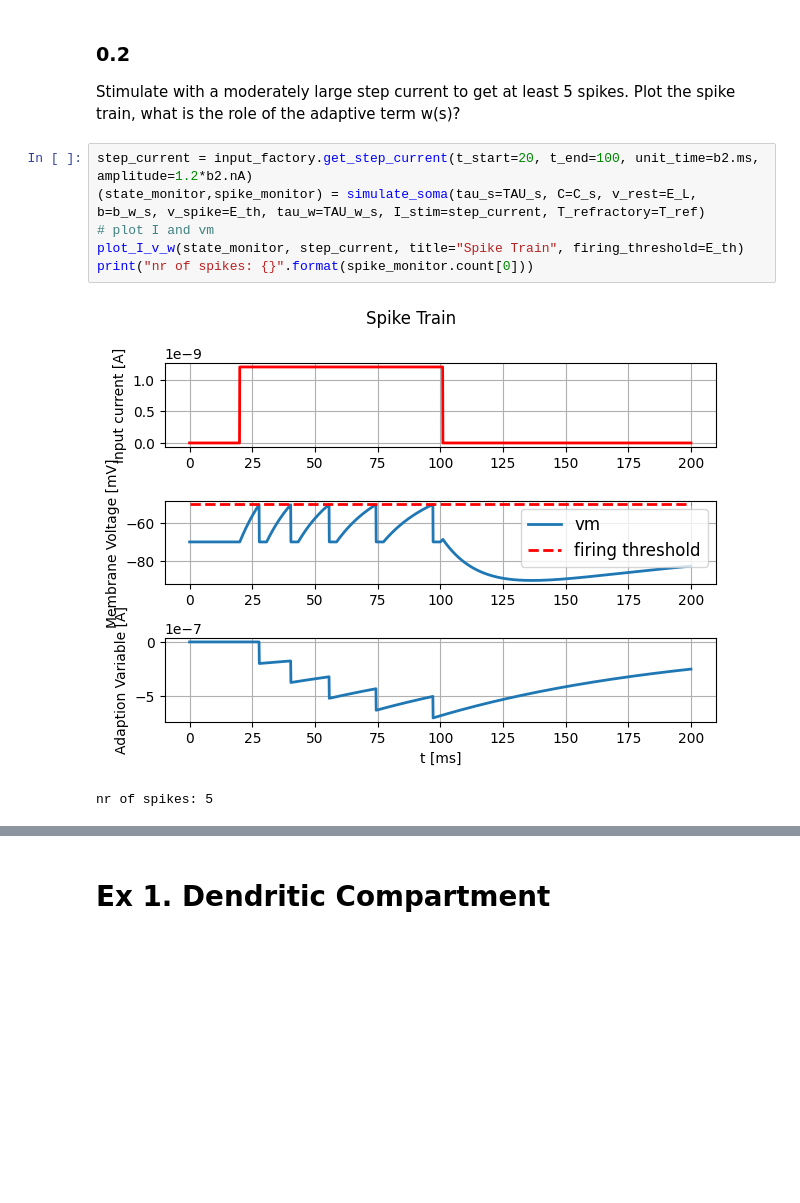
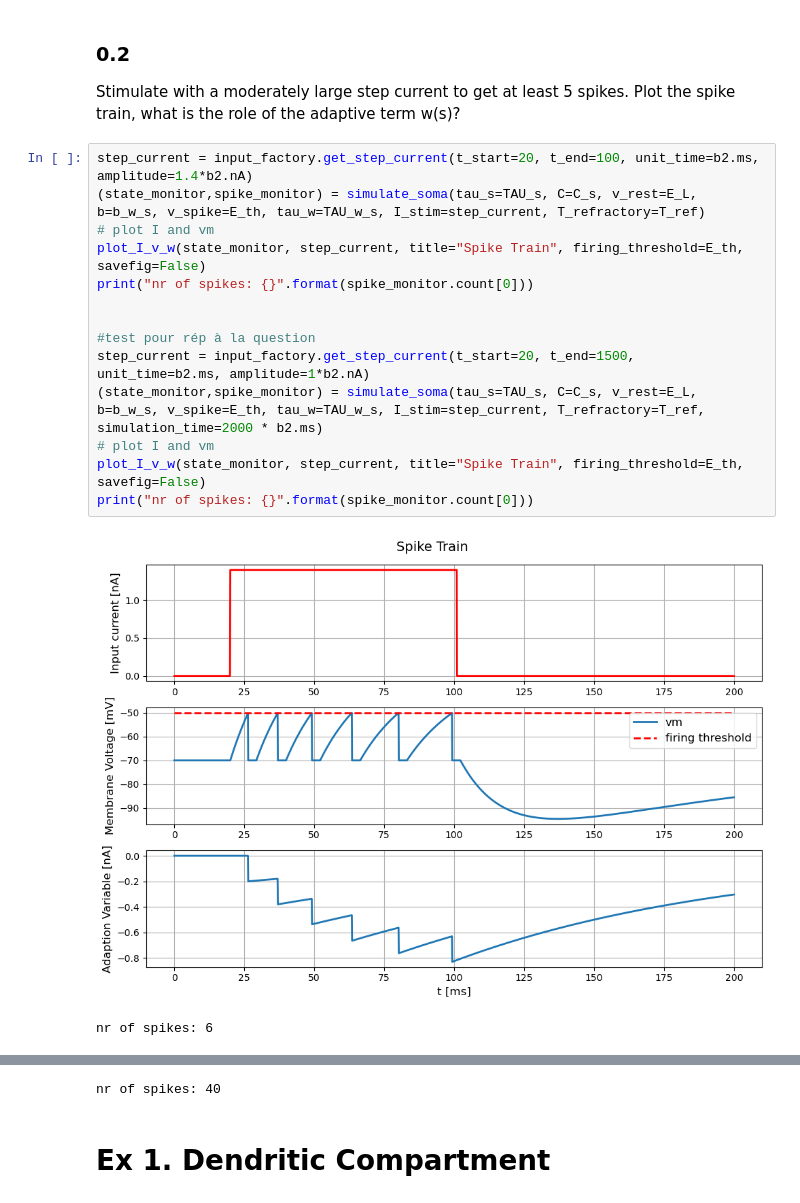
Before and after one commit to lniederhauser/neuronal_dynamics_miniproject, a Jupyter notebook: main.ipynb, the cells around one changed output, grey strips where cells are left out. Saved outputs shown, nothing was run; the diff lists cells and outputs as text; blank space fills up the shorter version.

Commit message:
changes to plotting

```diff
--- a/main.ipynb
+++ b/main.ipynb
@@ -45,11 +40,19 @@ nr of spikes: 1
 Stimulate with a moderately large step current to get at least 5 spikes. Plot the spike train,
 what is the role of the adaptive term w(s)?
 # %%
-step_current = input_factory.get_step_current(t_start=20, t_end=100, unit_time=b2.ms, amplitude=1.2*b2.nA)
+step_current = input_factory.get_step_current(t_start=20, t_end=100, unit_time=b2.ms, amplitude=1.4*b2.nA)
 (state_monitor,spike_monitor) = simulate_soma(tau_s=TAU_s, C=C_s, v_rest=E_L, b=b_w_s, v_spike=E_th, tau_w=TAU_w_s, I_stim=step_current, T_refractory=T_ref)
 # plot I and vm
-plot_I_v_w(state_monitor, step_current, title="Spike Train", firing_threshold=E_th)
+plot_I_v_w(state_monitor, step_current, title="Spike Train", firing_threshold=E_th, savefig=False)
 print("nr of spikes: {}".format(spike_monitor.count[0]))
+
+
+#test pour rép à la question
+step_current = input_factory.get_step_current(t_start=20, t_end=1500, unit_time=b2.ms, amplitude=1*b2.nA)
+(state_monitor,spike_monitor) = simulate_soma(tau_s=TAU_s, C=C_s, v_rest=E_L, b=b_w_s, v_spike=E_th, tau_w=TAU_w_s, I_stim=step_current, T_refractory=T_ref, simulation_time=2000 * b2.ms)
+# plot I and vm
+plot_I_v_w(state_monitor, step_current, title="Spike Train", firing_threshold=E_th, savefig=False)
+print("nr of spikes: {}".format(spike_monitor.count[0]))
 # %% [output]
-[figure, old version]
+[figure, new version]
-nr of spikes: 5
+nr of spikes: 6
@@ -56,3 +60,4 @@ nr of spikes: 5
+nr of spikes: 40
 # %% [markdown]
 # Ex 1. Dendritic Compartment
 # %%
```
Also changed, not shown: parts of 4 cells of this notebook, 1 other file.
